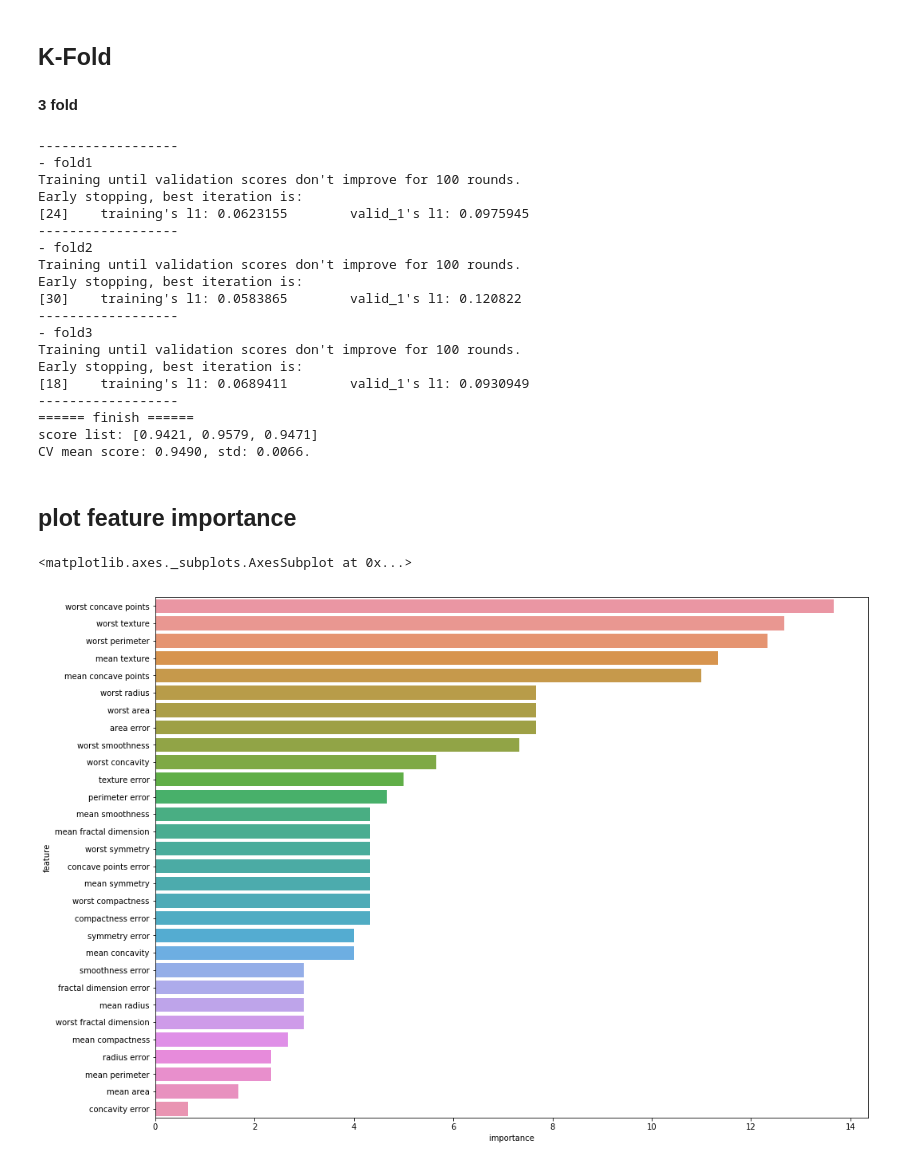
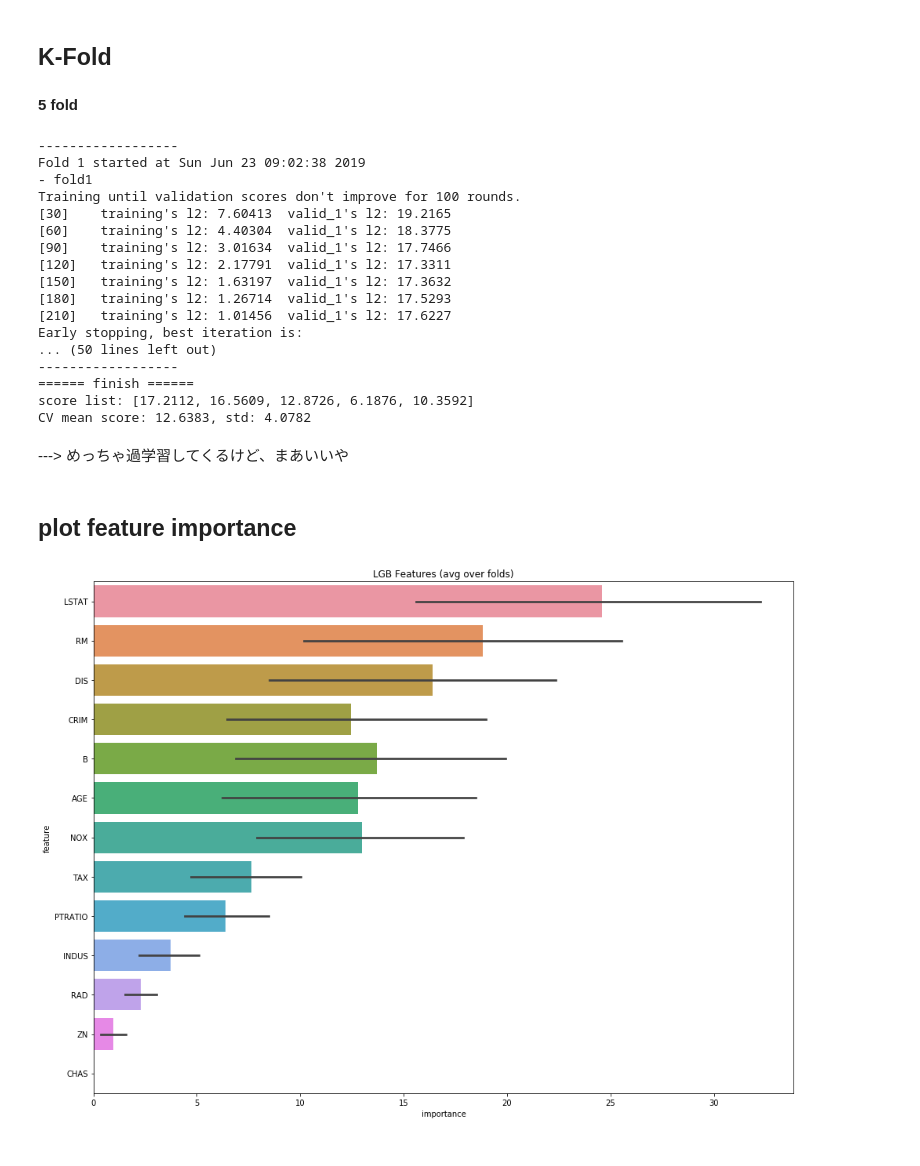
Before and after one commit to fkubota/notebook, a Jupyter notebook: 12_lightGBM.ipynb, the cells around one changed output. Cells and saved outputs as stored; diff of their text form; code cells hidden in the pictures.

```diff
--- a/12_lightGBM.ipynb
+++ b/12_lightGBM.ipynb
@@ -32,3 +30,3 @@ df.head(2)
 # %%
-X = df.values
-y = cancer.target
+X = df
+y = boston.target
@@ -39,10 +35,10 @@ y = cancer.target
 # %%
 # Configuration
 N_ESTIMATORS = 1000          # 最大学習回数
-VERBOSE = 200               # 200回ごとに評価する
+VERBOSE = 50               # 50回ごとに評価する
 EARLY_STOPPING_ROUNDS = 100  # 100回の学習でよくならなければ、学習をとめる
 RANDOM_STATE = 42
-METRIC = accuracy_score
+METRIC = mean_squared_error
 
 # lgb_params
 lgb_params = {'num_leaves': 31,
@@ -54,7 +50,7 @@ lgb_params = {'num_leaves': 31,
           "subsample_freq": 1,
           "subsample": 0.9,
           "bagging_seed": 11,
-          "metric": 'mae',
+          "metric": 'mse',
           "verbosity": -1,
           'reg_alpha': 0.1,
           'reg_lambda': 0.3,
@@ -63,22 +59,24 @@ lgb_params = {'num_leaves': 31,
 # %% [markdown]
 ## K-Fold
 # %% [markdown]
-**3 fold**
+**5 fold**
 # %%
-n_folds = 3
+n_folds = 5
 folds = KFold(n_splits=n_folds, shuffle=True)
 
-score_list = []
+scores = []
 models = []
 feature_importance = pd.DataFrame()
+feat = X.columns
 for fold_n, (train_idx, valid_idx) in enumerate(folds.split(X)):
     print('------------------')
     print(f'- fold{fold_n + 1}' )
-    X_train, X_valid = X[train_idx], X[valid_idx]
+    print(f'Fold {fold_n + 1} started at {time.ctime()}')
+    X_train, X_valid = X.iloc[train_idx], X.iloc[valid_idx]
     y_train, y_valid = y[train_idx], y[valid_idx]
 
     # Train the model
-    model = lgb.LGBMClassifier(**lgb_params, n_estimators=N_ESTIMATORS, n_jobs=-1)
+    model = lgb.LGBMRegressor(**lgb_params, n_estimators=N_ESTIMATORS, n_jobs=-1)
     model.fit(X_train, y_train,
               eval_set=[(X_train, y_train), (X_valid, y_valid)],
               verbose=VERBOSE,
@@ -87,48 +85,52 @@ for fold_n, (train_idx, valid_idx) in enumerate(folds.split(X)):
 
     # predict
     oof = model.predict(X_valid, num_iteration=model.best_iteration_)   # oof: out of folds
-    score_list.append(round(METRIC(y_valid, oof), 4))
+    scores.append(round(METRIC(y_valid, oof), 4))
 
     # feature_importance
     fold_importance = pd.DataFrame()
-    fold_importance['feature'] = feature_names
+    fold_importance['feature'] = X.columns
     fold_importance['importance'] = model.feature_importances_
     fold_importance['fold'] = fold_n + 1
     feature_importance = pd.concat([feature_importance, fold_importance], axis=0)
 
-
+feature_importance["importance"] /= folds.n_splits
 
 print('------------------')
 print('====== finish ======')
-print('score list:', score_list)
-print('CV mean score: {0:.4f}, std: {1:.4f}.'.format(np.mean(score_list), np.std(score_list)))
+print('score list:', scores)
+print('CV mean score: {0:.4f}, std: {1:.4f}'.format(np.mean(scores), np.std(scores)))
 # %% [output]
 ------------------
+Fold 1 started at Sun Jun 23 09:02:38 2019
 - fold1
 Training until validation scores don't improve for 100 rounds.
+[30]    training's l2: 7.60413  valid_1's l2: 19.2165
+[60]    training's l2: 4.40304  valid_1's l2: 18.3775
+[90]    training's l2: 3.01634  valid_1's l2: 17.7466
+[120]   training's l2: 2.17791  valid_1's l2: 17.3311
+[150]   training's l2: 1.63197  valid_1's l2: 17.3632
+[180]   training's l2: 1.26714  valid_1's l2: 17.5293
+[210]   training's l2: 1.01456  valid_1's l2: 17.6227
 Early stopping, best iteration is:
-[24]    training's l1: 0.0623155        valid_1's l1: 0.0975945
-------------------
-- fold2
-Training until validation scores don't improve for 100 rounds.
-Early stopping, best iteration is:
-[30]    training's l1: 0.0583865        valid_1's l1: 0.120822
-------------------
-- fold3
-Training until validation scores don't improve for 100 rounds.
-Early stopping, best iteration is:
-[18]    training's l1: 0.0689411        valid_1's l1: 0.0930949
+... (50 lines left out)
 ------------------
 ====== finish ======
-score list: [0.9421, 0.9579, 0.9471]
-CV mean score: 0.9490, std: 0.0066.
+score list: [17.2112, 16.5609, 12.8726, 6.1876, 10.3592]
+CV mean score: 12.6383, std: 4.0782
+# %% [markdown]
+---> めっちゃ過学習してくるけど、まあいいや
 # %% [markdown]
 ## plot feature importance
 # %%
 # top 50 features
-best_features = feature_importance.groupby(['feature']).mean().sort_values('importance', ascending=False)[:50]
-plt.figure(figsize=(16, 12))
-sns.barplot(x='importance', y=best_features.index, data=best_features)
+cols = feature_importance[["feature", "importance"]].groupby("feature").mean().sort_values(
+    by="importance", ascending=False)[:50].index
+
+best_features = feature_importance.loc[feature_importance.feature.isin(cols)]
+
+plt.figure(figsize=(16, 12));
+sns.barplot(x="importance", y="feature", data=best_features.sort_values(by="importance", ascending=False));
+plt.title('LGB Features (avg over folds)');
 # %% [output]
-<matplotlib.axes._subplots.AxesSubplot at 0x...>
-[figure, old version]
+[figure, new version]
```
Also changed, not shown: parts of 18 cells of this notebook.
